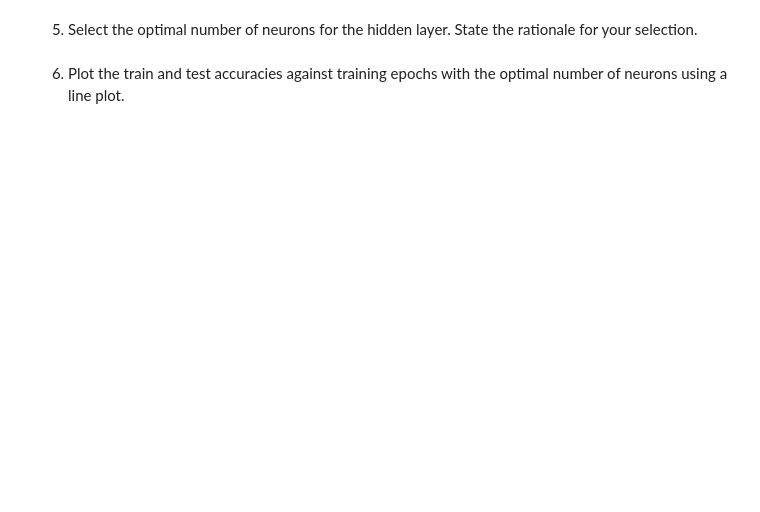
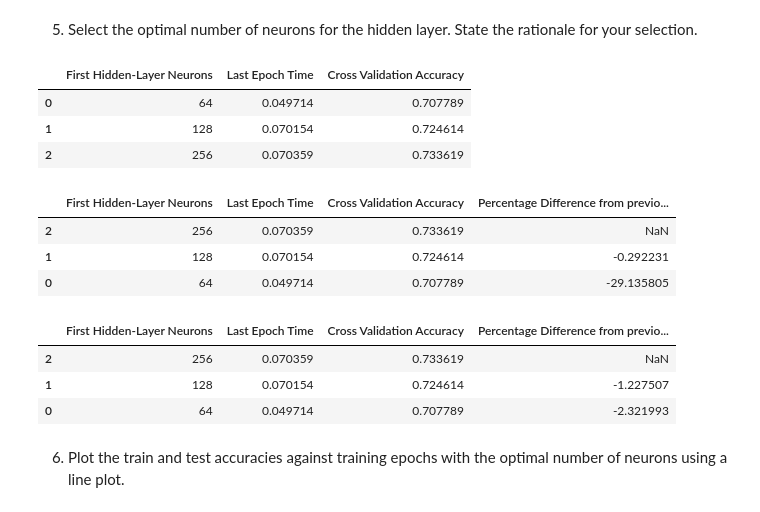
Before and after one commit to advaitbd/SC4001-Assignment, a Jupyter notebook: PartA_3.ipynb, the cells around one changed output. Drawn from its saved outputs; the diff is of its cells as text; code cells hidden in the pictures; blank space fills up the shorter version.

```diff
--- a/PartA_3.ipynb
+++ b/PartA_3.ipynb
@@ -221,4 +226,37 @@ plt.show()
 # %% [markdown]
 5. Select the optimal number of neurons for the hidden layer. State the rationale for your selection.
+# %%
+df = pd.DataFrame({'First Hidden-Layer Neurons': num_neurons,
+                   'Last Epoch Time': cross_validation_times,
+                   'Cross Validation Accuracy': cross_validation_accuracies
+                  })
+df
+# %% [output]
+|  | First Hidden-Layer Neurons | Last Epoch Time | Cross Validation Accuracy |
+| 0 | 64 | 0.049714 | 0.707789 |
+| 1 | 128 | 0.070154 | 0.724614 |
+| 2 | 256 | 0.070359 | 0.733619 |
+# %%
+# Sort df by Last Epoch Time and create a column measuring the percentage difference between each
+
+last_epoch_df = df.sort_values(by=['Last Epoch Time'], ascending=False)
+last_epoch_df['Percentage Difference from previous Last Epoch Time'] = last_epoch_df['Last Epoch Time'].pct_change()*100
+last_epoch_df
+# %% [output]
+|  | First Hidden-Layer Neurons | Last Epoch Time | Cross Validation Accuracy | Percentage Difference from previo... |
+| 2 | 256 | 0.070359 | 0.733619 | NaN |
+| 1 | 128 | 0.070154 | 0.724614 | -0.292231 |
+| 0 | 64 | 0.049714 | 0.707789 | -29.135805 |
+# %%
+# Sort df by Cross Validation Accuracy and create a column measuring the percentage difference between each
+
+cv_df = df.sort_values(by=['Cross Validation Accuracy'], ascending=False)
+cv_df['Percentage Difference from previous Cross Validation Accuracy'] = cv_df['Cross Validation Accuracy'].pct_change()*100
+cv_df
+# %% [output]
+|  | First Hidden-Layer Neurons | Last Epoch Time | Cross Validation Accuracy | Percentage Difference from previo... |
+| 2 | 256 | 0.070359 | 0.733619 | NaN |
+| 1 | 128 | 0.070154 | 0.724614 | -1.227507 |
+| 0 | 64 | 0.049714 | 0.707789 | -2.321993 |
 # %%
 optimal_neurons = 256
```
Also changed, not shown: parts of 7 cells of this notebook, 4 other files.
